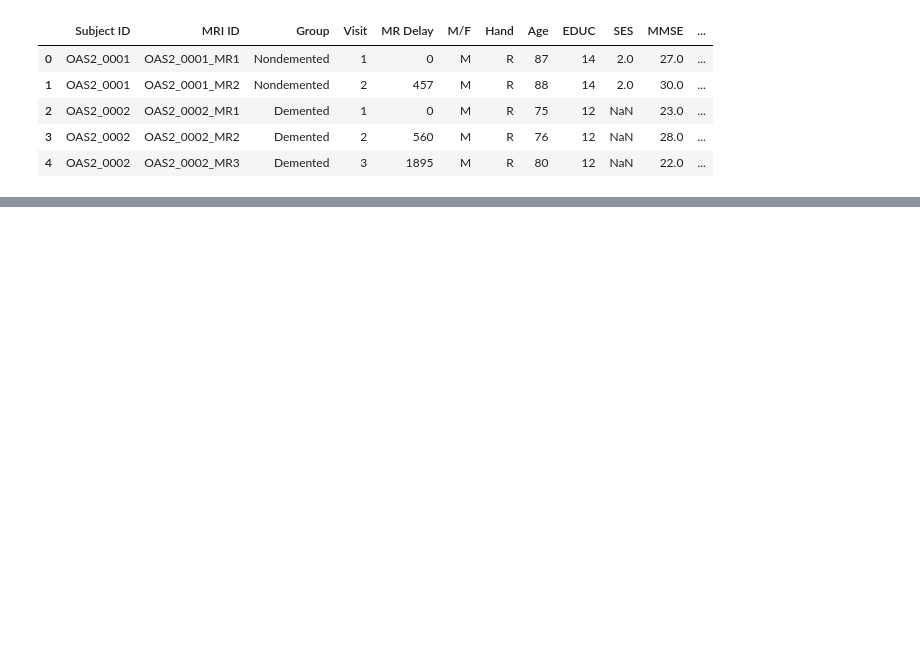
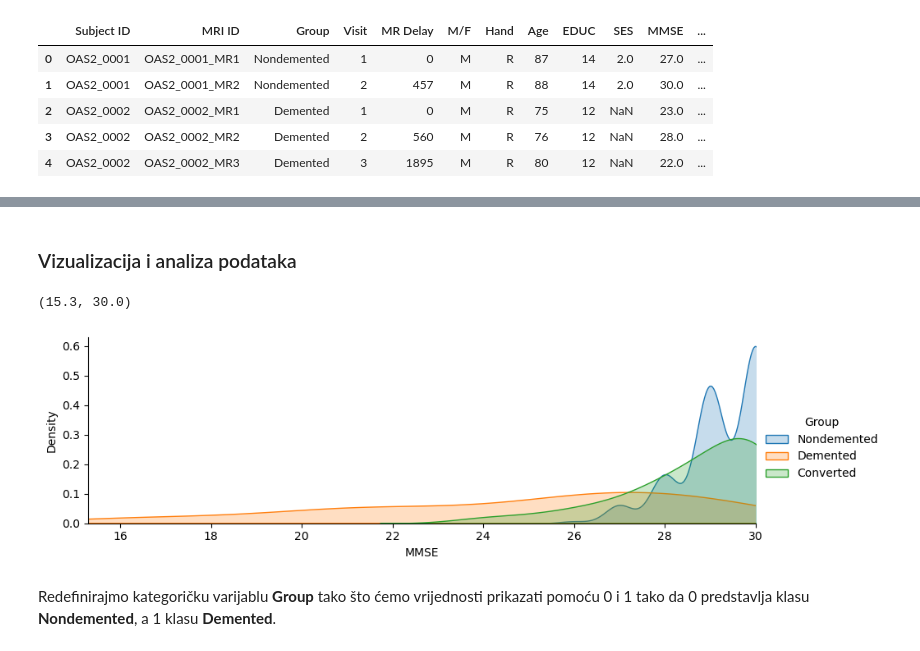
Before and after one commit to stanarlea/alzheimer, a Jupyter notebook: MRI and Alzheimers.ipynb, the cells around one changed output, grey strips where cells are left out. Cells and saved outputs as stored; diff of their text form; code cells hidden in the pictures; blank space fills up the shorter version.

Commit message:
Dodana generalna vizualizacija podataka

```diff
--- a/MRI and Alzheimers.ipynb
+++ b/MRI and Alzheimers.ipynb
@@ -34,0 +106,2 @@ demented, nondemented, converted
+# %%
+df = df.drop(['Hand'], axis=1)
@@ -34,0 +130,16 @@ demented, nondemented, converted
+# %%
+for i in ['SES', 'MMSE']:
+    df[i].fillna(df.groupby('EDUC')[i].transform('median'), inplace=True)
+# %% [markdown]
+### Vizualizacija i analiza podataka
+# %%
+facet = sns.FacetGrid(df, hue="Group", aspect=3)
+facet.map(sns.kdeplot,'MMSE', fill=True)
+facet.set(xlim=(0, df['MMSE'].max()))
+facet.add_legend()
+plt.xlim(15.30)
+# %% [output]
+(15.3, 30.0)
+[figure, added]
+# %% [markdown]
+Redefinirajmo kategoričku varijablu **Group** tako što ćemo vrijednosti prikazati pomoću 0 i 1 tako da 0 predstavlja klasu **Nondemented**, a 1 klasu **Demented**.
```
Also changed, not shown: parts of 20 cells of this notebook.
